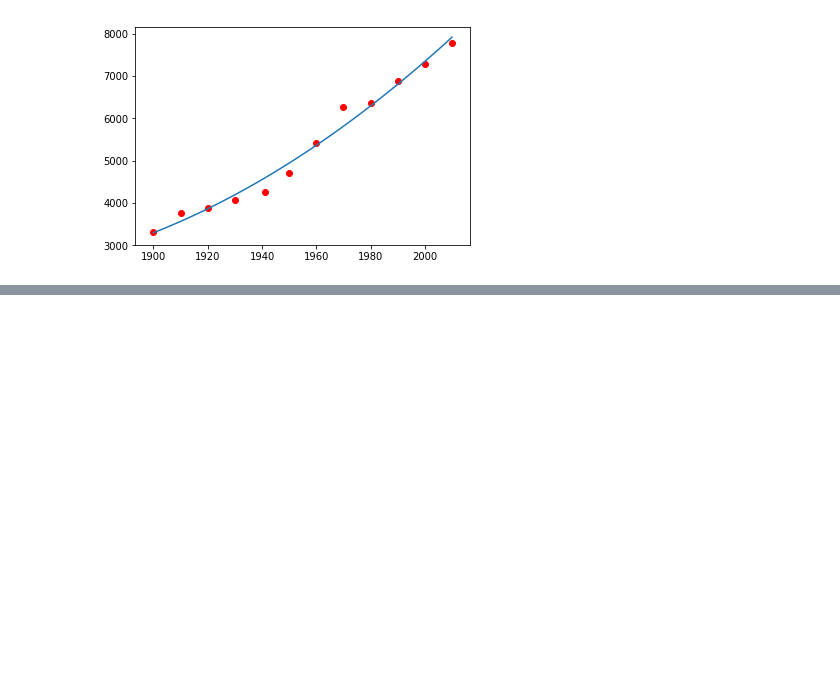
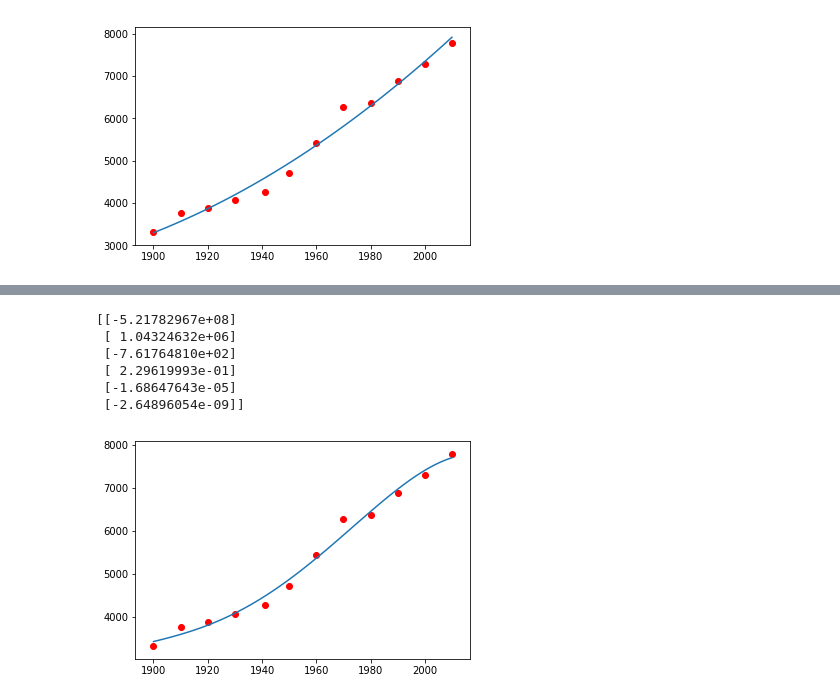
Before and after one commit to martinateruzzi/P1.4_seed, a Jupyter notebook: notes/05b_least_squares.ipynb, the cells around one changed output, grey strips where cells are left out. Cells and saved outputs as stored; diff of their text form; code cells hidden in the pictures; blank space fills up the shorter version.

```diff
--- a/notes/05b_least_squares.ipynb
+++ b/notes/05b_least_squares.ipynb
@@ -118,0 +149,17 @@ _ = scatter(year, population, color='r')
+# %%
+coefficients5 = ls(5,year,population)
+print(coefficients5)
+
+xx = linspace(1900,2010,100)
+#f = lambda x: a0 + a1*x + a2*x**2
+
+_ = plot(xx,np.polyval(coefficients5[::-1],xx))
+_ = scatter(year, population, color='r')
+# %% [output]
+[[-5.21782967e+08]
+ [ 1.04324632e+06]
+ [-7.61764810e+02]
+ [ 2.29619993e-01]
+ [-1.68647643e-05]
+ [-2.64896054e-09]]
+[figure, added]
```
Also changed, not shown: parts of 14 cells of this notebook.
